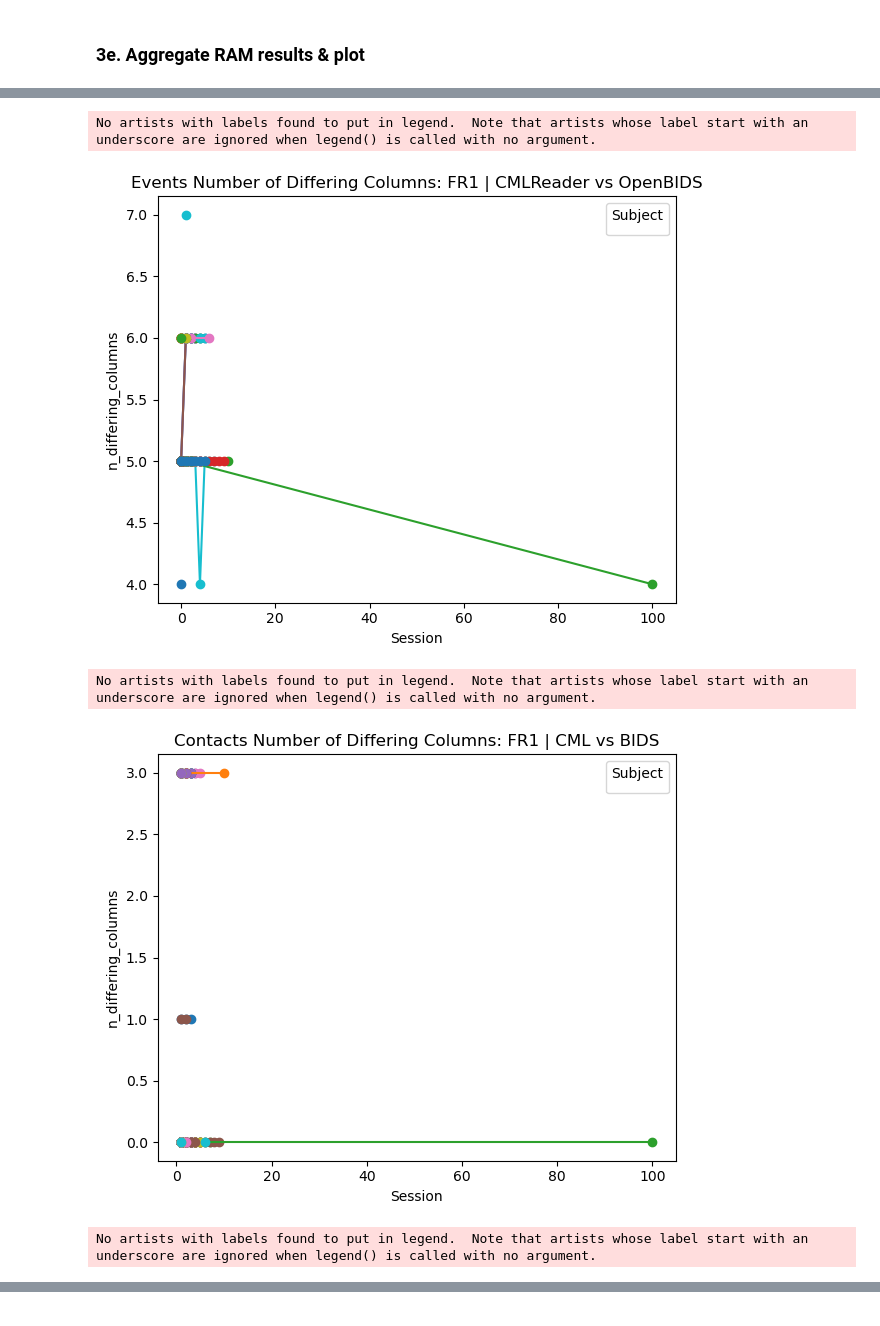
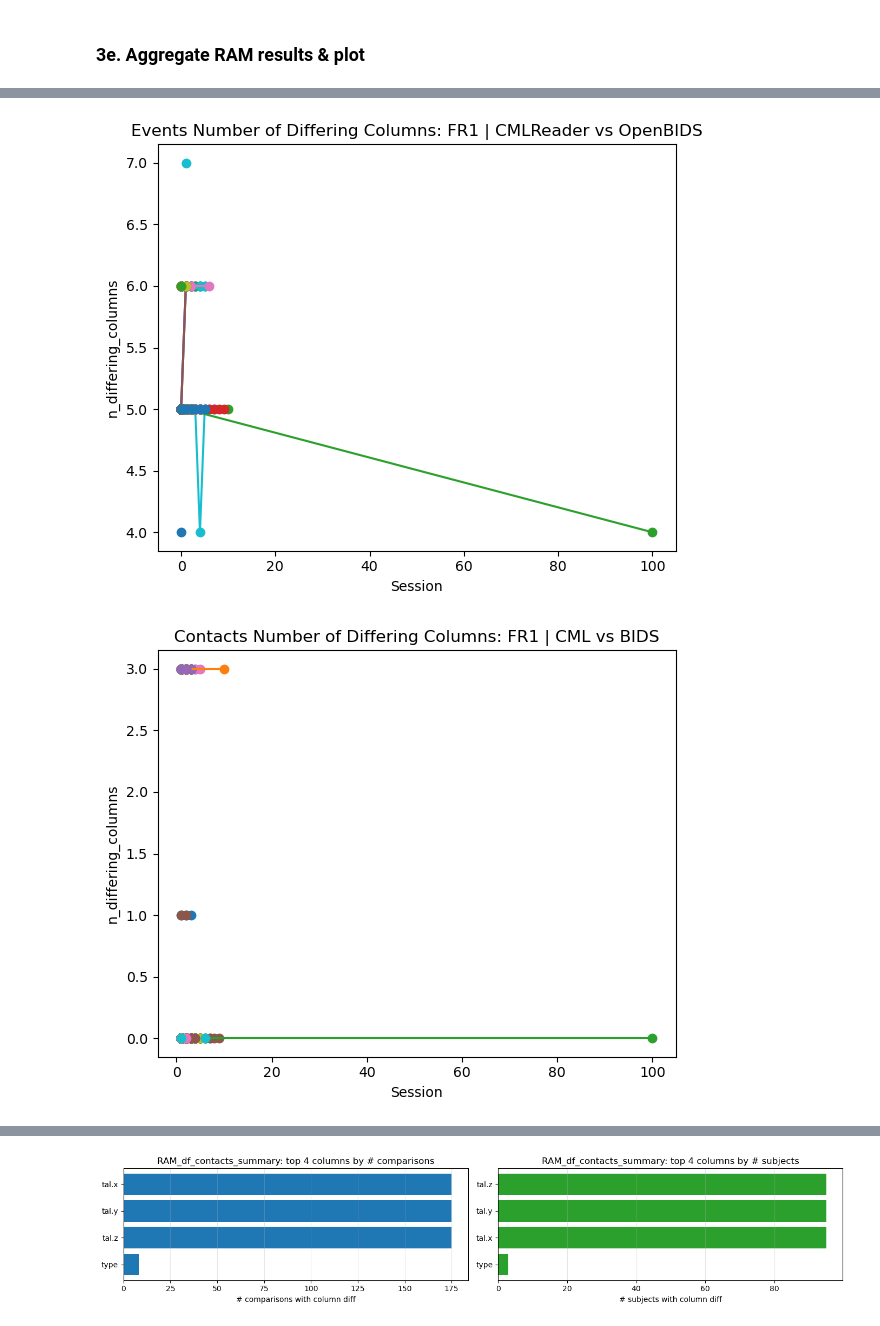
Before and after one commit to pennmem/EEGLoaderQualityCheck, a Jupyter notebook: compare_cml_bids.ipynb, the cells around one changed output, grey strips where cells are left out. Cells and saved outputs as stored; diff of their text form; code cells hidden in the pictures.

```diff
--- a/compare_cml_bids.ipynb
+++ b/compare_cml_bids.ipynb
@@ -958,5 +1358,5 @@ FILE_CATEGORIES_RAM = [
     "df_montage_summary"
 ]
 
-ram_dfs = load_ram_dfs(FILE_CATEGORIES_RAM)
+ram_dfs = load_dfs(FILE_CATEGORIES_RAM, ram_final)
 # %% [output]
@@ -971,18 +1371,21 @@ df_montage_summary: loaded 1084 rows from FR1_final_bdf/df_montage_summary_all.c
 # %%
 # --- Behavioral plots ---
 if "df_behavior_summary" in ram_dfs:
     plot_comparison_results(ram_dfs["df_behavior_summary"], "n_differing_columns", title="Events Number of Differing Columns")
 
 if "df_contacts_summary" in ram_dfs:
     plot_comparison_results(ram_dfs["df_contacts_summary"], "n_differing_columns", title="Contacts Number of Differing Columns")
 
 if "df_pairs_summary" in ram_dfs:
     plot_comparison_results(ram_dfs["df_pairs_summary"], "n_differing_columns", title="Pairs Number of Differing Columns")
 
+
+# --- New: per-pipeline summary stats + plots (saved to disk) ---
+# Use df_ram (the BIDS data index for jobs) as ground truth for denominators.
+ram_expected = expected_from_jobs(df_ram)
+ram_stats = run_all_plots(ram_dfs, name="RAM", save_dir=ram_final, expected=ram_expected)
+
 del ram_dfs
 # %% [output]
-No artists with labels found to put in legend.  Note that artists whose label start with an underscore are ignored when legend() is called with no argument.
-[figure, old version]
+[figure, new version]
-No artists with labels found to put in legend.  Note that artists whose label start with an underscore are ignored when legend() is called with no argument.
-[figure, old version]
+[figure, new version]
-No artists with labels found to put in legend.  Note that artists whose label start with an underscore are ignored when legend() is called with no argument.
@@ -989,0 +1396 @@ No artists with labels found to put in legend.  Note that artists whose label st
+[figure, added]
```
Also changed, not shown: parts of 25 cells of this notebook, 10 other files.
